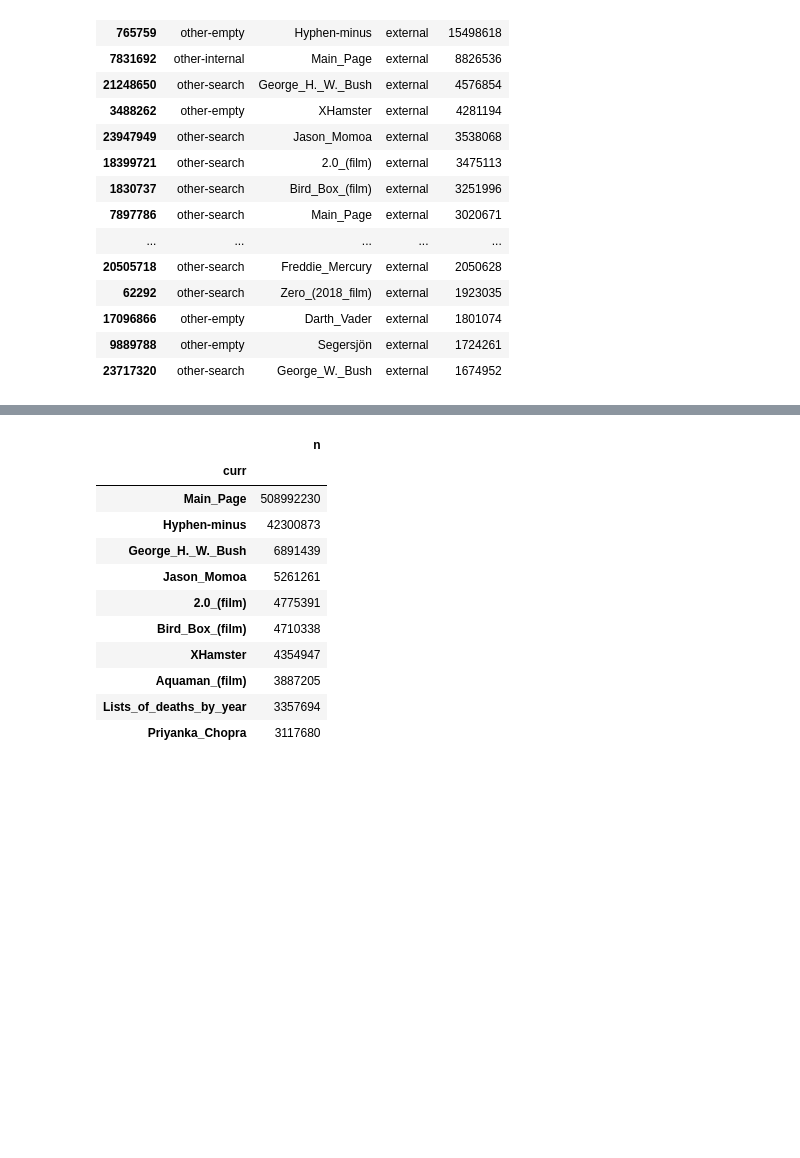
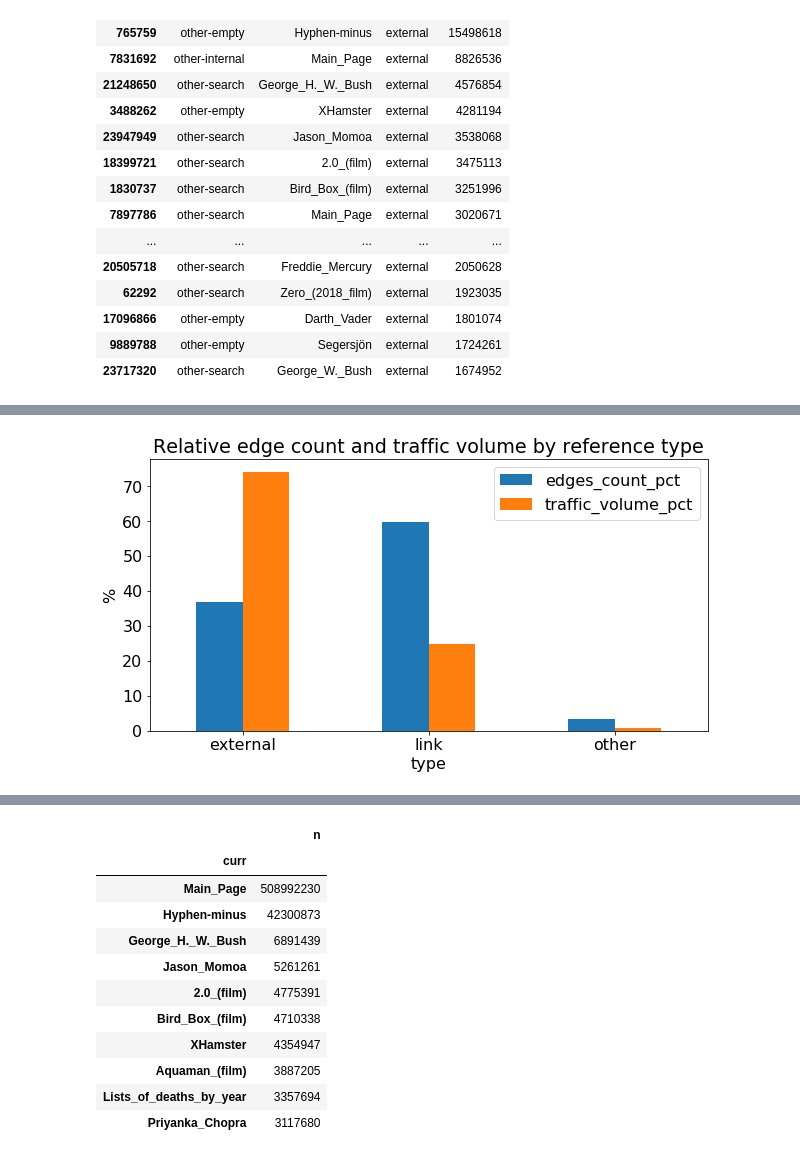
Before and after one commit to 33eyes/wiki-clickstream-graph, a Jupyter notebook: checking_a_sample_raw_dataset.ipynb, the cells around one changed output, grey strips where cells are left out. Drawn from its saved outputs; the diff is of its cells as text; code cells hidden in the pictures; blank space fills up the shorter version.

```diff
--- a/checking_a_sample_raw_dataset.ipynb
+++ b/checking_a_sample_raw_dataset.ipynb
@@ -480,0 +487,10 @@ df_sorted.head(20)
+# %%
+edges_count = df_sorted.groupby("type").n.count()
+edges_count.rename("edges_count", inplace=True)
+traffic_volume = df_sorted.groupby("type").n.sum()
+traffic_volume.rename("traffic_volume", inplace=True);
+# %%
+summary_by_type = pd.concat([edges_count, traffic_volume], axis=1)
+# %%
+summary_by_type["edges_count_pct"] = summary_by_type["edges_count"] / summary_by_type["edges_count"].sum()
+summary_by_type["traffic_volume_pct"] = summary_by_type["traffic_volume"] / summary_by_type["traffic_volume"].sum()
@@ -480,0 +508,12 @@ df_sorted.head(20)
+# %%
+ax = plt.gca()
+(summary_by_type[["edges_count_pct", "traffic_volume_pct"]]*100).plot(kind = "bar", ax=ax)
+plt.xticks(np.arange(len(summary_by_type.index)), summary_by_type.index, rotation=0)
+ax.set_title("Relative edge count and traffic volume by reference type")
+ax.set_ylabel("%")
+
+# adjust this fig size
+fig = plt.gcf()
+fig.set_size_inches(10,5);
+# %% [output]
+[figure, added]
```
Also changed, not shown: parts of 4 cells of this notebook.
